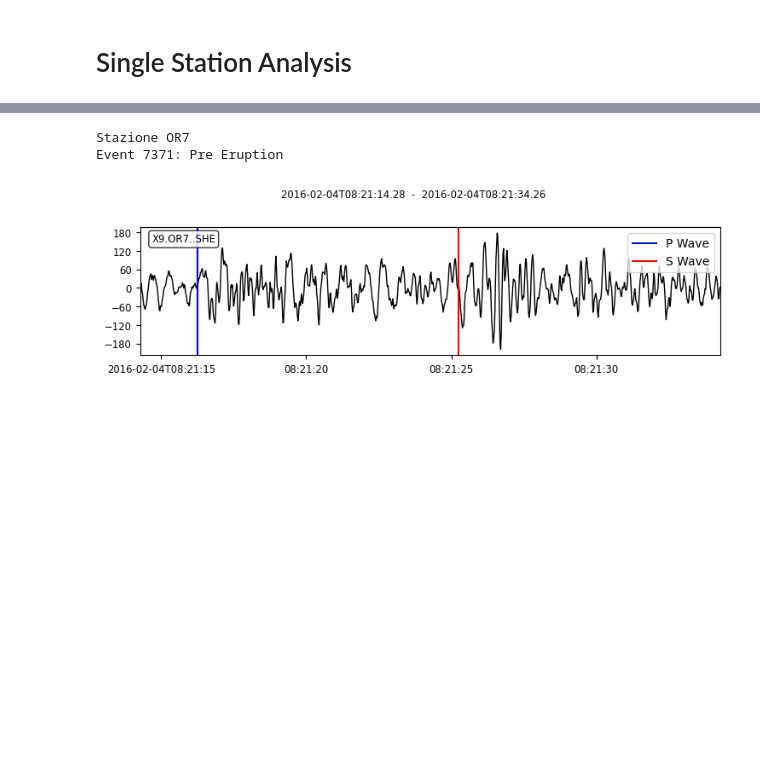
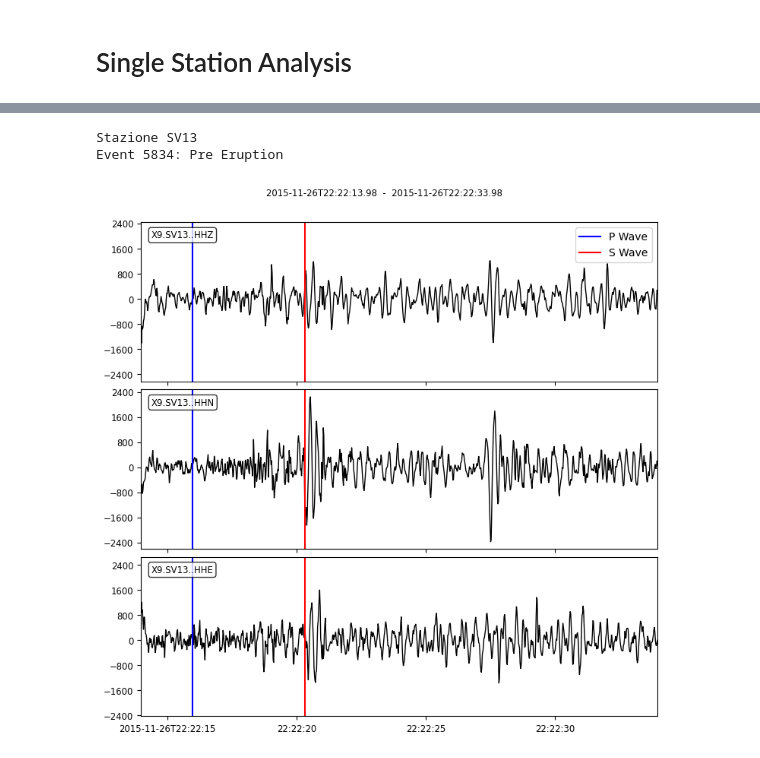
Before and after one commit to Mpinaz/Thesis, a Jupyter notebook: Plots_of_Catalog.ipynb, the cells around one changed output, grey strips where cells are left out. Drawn from its saved outputs; the diff is of its cells as text; code cells hidden in the pictures; blank space fills up the shorter version.

```diff
--- a/Plots_of_Catalog.ipynb
+++ b/Plots_of_Catalog.ipynb
@@ -177,0 +161,29 @@ with open("/content/Thesis/KVG_phase_data.txt", "r", encoding="UTF-8") as f:
+# %%
+Stazioni_Di_Interesse = []
+
+for e in indici:
+  Stazioni_Di_Interesse += list(stations_for_event[e].keys())
+
+Stazioni_Di_Interesse = set(Stazioni_Di_Interesse)
+# %%
+for St in list(coordinates_for_station.keys()):
+
+  lat, lon = coordinates_for_station[St][0], coordinates_for_station[St][1]
+  color = "red"
+  size = 30
+  grad = 0.5
+  if St in Stazioni_Di_Interesse:
+    color = "blue"
+    size = 60
+    grad = 1
+    plt.annotate(St, (lon, lat), textcoords="offset points", xytext=(0, -10), ha="center", fontsize=7, color=color, alpha = 0.5)
+  plt.scatter(lon, lat, marker="^", color=color, s = size, alpha = grad)
+
+
+plt.scatter([], [], marker="^", color="blue", label="Stations of interest")
+plt.scatter([], [], marker="^", color="red", label="Stations not of interest")
+
+plt.legend()
+plt.grid("on",alpha=0.3)
+plt.savefig("Post Eurption Stations.png")
+plt.show()
@@ -346,4 +366,4 @@ for St, E, Reg in pre:
 
 for St, E, Reg in post:
     post_events[E].append((St, E, Reg))
-    pre_stations[St].append((St, E, Reg))
+    post_stations[St].append((St, E, Reg))
@@ -413,7 +442,7 @@ Stazione OR30
 # %%
 All_stations = list(pre_stations.keys())
 np.random.shuffle(All_stations)
-Station = All_stations[0]
+Station = "SV13"# All_stations[0]
 
 All_events = pre_stations[Station] + post_stations[Station]
 Events_Registred = set(i[1] for i in All_events)
@@ -456,34 +485,36 @@ Data = Obj[-1]
 Event = Obj[1]
 Label = "Post" if Event in check else "Pre"
 
 
 for tr in Data:
   tr.detrend("demean")
   tr.detrend("linear")
 
   tr.filter(
       "bandpass",
       freqmin=1,
       freqmax=20,
       corners=4,
       zerophase=True)
 
-Plotting = Data[-1]
+Plotting = Data
 Station_Name = Plotting[0]
 
 P_Wave = UTCDateTime(stations_for_event[Event][Station][0]).datetime
 S_Wave = UTCDateTime(stations_for_event[Event][Station][1]).datetime
 
 print(f"Stazione {Station}\n{Event}: {Label} Eruption")
 fig = Plotting.plot(show=False)
 fig.subplots_adjust(hspace=0.05)
 for i in range(len(fig.axes)):
   ax = fig.axes[i]
   ax.axvline(P_Wave, color='blue', label = "P Wave")
   ax.axvline(S_Wave, color='red', label = "S Wave")
 fig.axes[0].legend(loc = "upper right")
 display(fig)
+
+fig.savefig("event_waveform.png")
 # %% [output]
-Stazione OR7
-Event 7371: Pre Eruption
+Stazione SV13
+Event 5834: Pre Eruption
-[figure, old version]
+[figure, new version]
```
Also changed, not shown: parts of 11 cells of this notebook.
